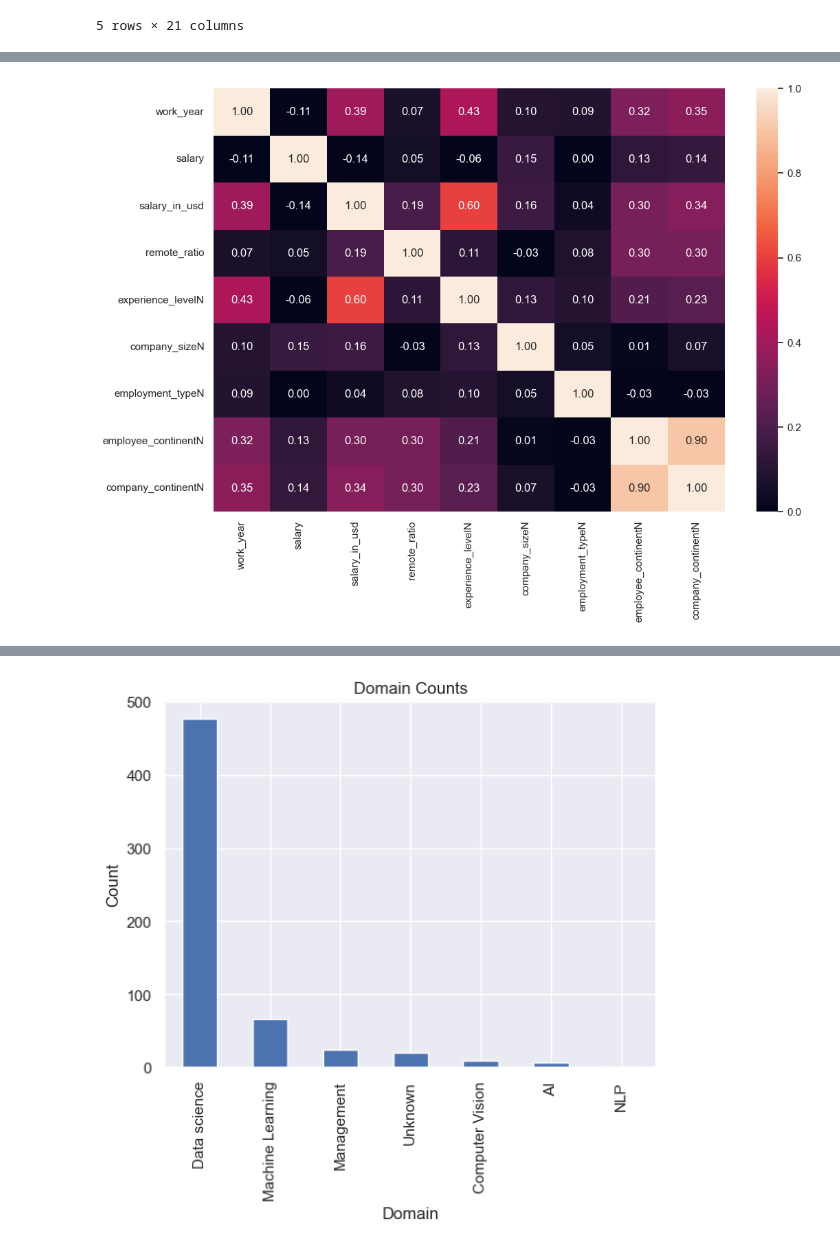
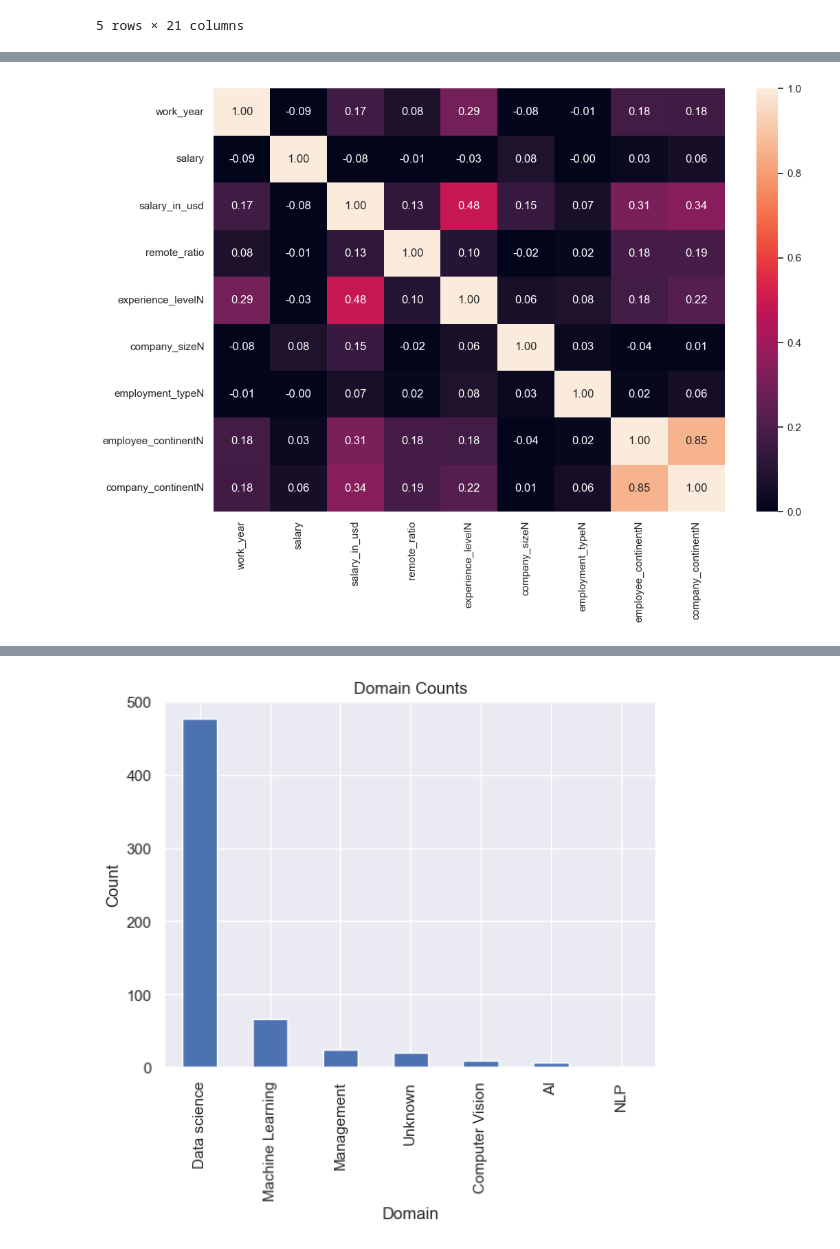
Before and after one commit to legitaxes/sc1015-mini_assignment, a Jupyter notebook: EDA-of-Dataset.ipynb, the cells around one changed output, grey strips where cells are left out. Drawn from its saved outputs; the diff is of its cells as text; code cells hidden in the pictures.

```diff
--- a/EDA-of-Dataset.ipynb
+++ b/EDA-of-Dataset.ipynb
@@ -135,6 +84,6 @@ sb.pairplot(data = dsdata2)
 # %%
 f = plt.figure(figsize=(12, 8))
-sb.heatmap(dsdata2.corr(), vmin = 0, vmax = 1, annot = True, fmt = ".2f")
+sb.heatmap(dsdata.corr(), vmin = 0, vmax = 1, annot = True, fmt = ".2f")
 plt.show()
 # %% [output]
-[figure, old version]
+[figure, new version]
```
Also changed, not shown: parts of 49 cells of this notebook.
